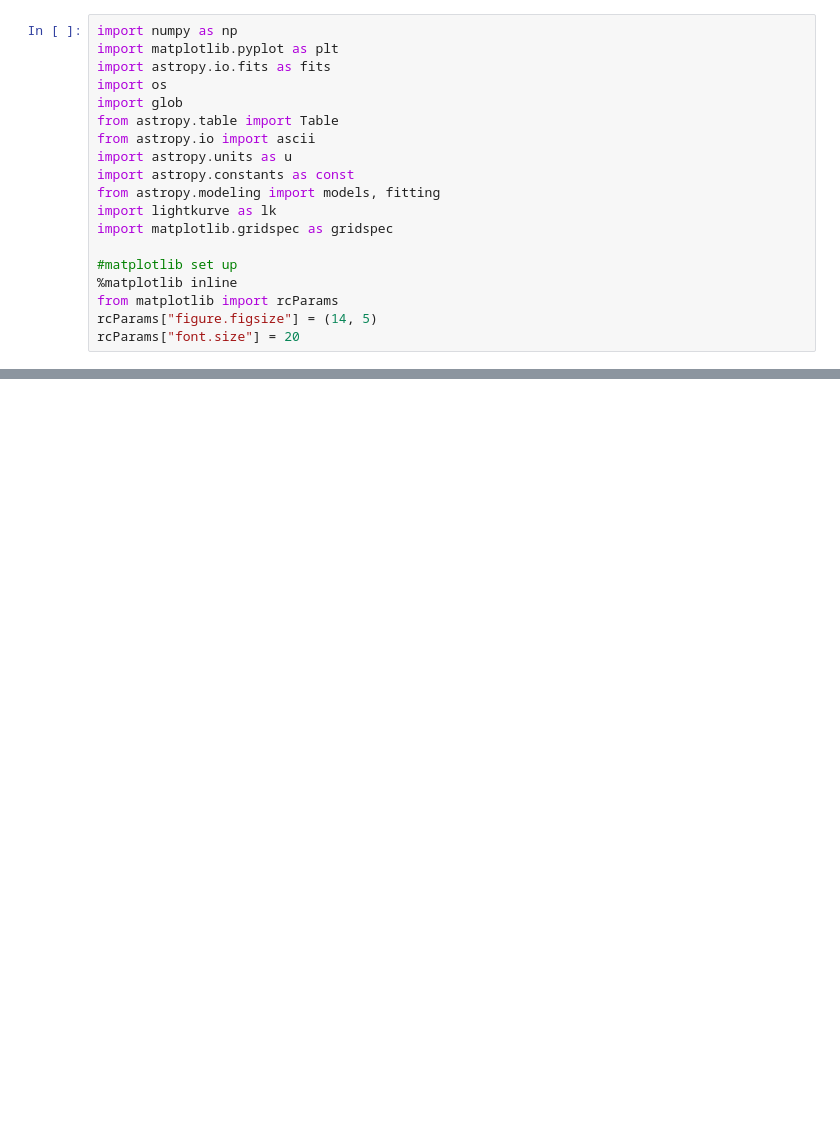
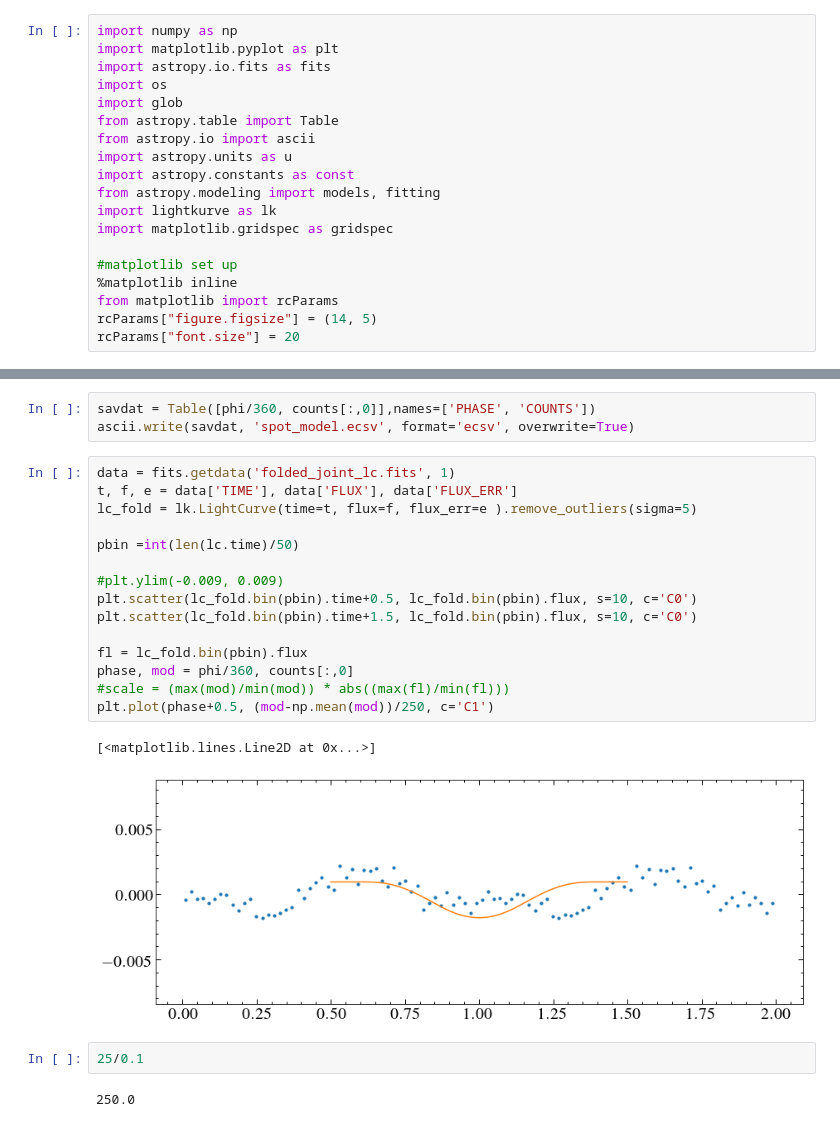
Before and after one commit to davidjwilson/GD394-Tess, a Jupyter notebook: spot_model.ipynb, the cells around one changed output, grey strips where cells are left out. Saved outputs shown, nothing was run; the diff lists cells and outputs as text; blank space fills up the shorter version.

```diff
--- a/spot_model.ipynb
+++ b/spot_model.ipynb
@@ -71,0 +70,25 @@ ds
+# %%
+savdat = Table([phi/360, counts[:,0]],names=['PHASE', 'COUNTS'])
+ascii.write(savdat, 'spot_model.ecsv', format='ecsv', overwrite=True)
+# %%
+data = fits.getdata('folded_joint_lc.fits', 1)
+t, f, e = data['TIME'], data['FLUX'], data['FLUX_ERR']
+lc_fold = lk.LightCurve(time=t, flux=f, flux_err=e ).remove_outliers(sigma=5)
+
+pbin =int(len(lc.time)/50)
+
+#plt.ylim(-0.009, 0.009)
+plt.scatter(lc_fold.bin(pbin).time+0.5, lc_fold.bin(pbin).flux, s=10, c='C0')
+plt.scatter(lc_fold.bin(pbin).time+1.5, lc_fold.bin(pbin).flux, s=10, c='C0')
+
+fl = lc_fold.bin(pbin).flux
+phase, mod = phi/360, counts[:,0]
+#scale = (max(mod)/min(mod)) * abs((max(fl)/min(fl)))
+plt.plot(phase+0.5, (mod-np.mean(mod))/250, c='C1')
+# %% [output]
+[<matplotlib.lines.Line2D at 0x...>]
+[figure, added]
+# %%
+25/0.1
+# %% [output]
+250.0
```
Also changed, not shown: parts of 4 cells of this notebook, 5 other files.
